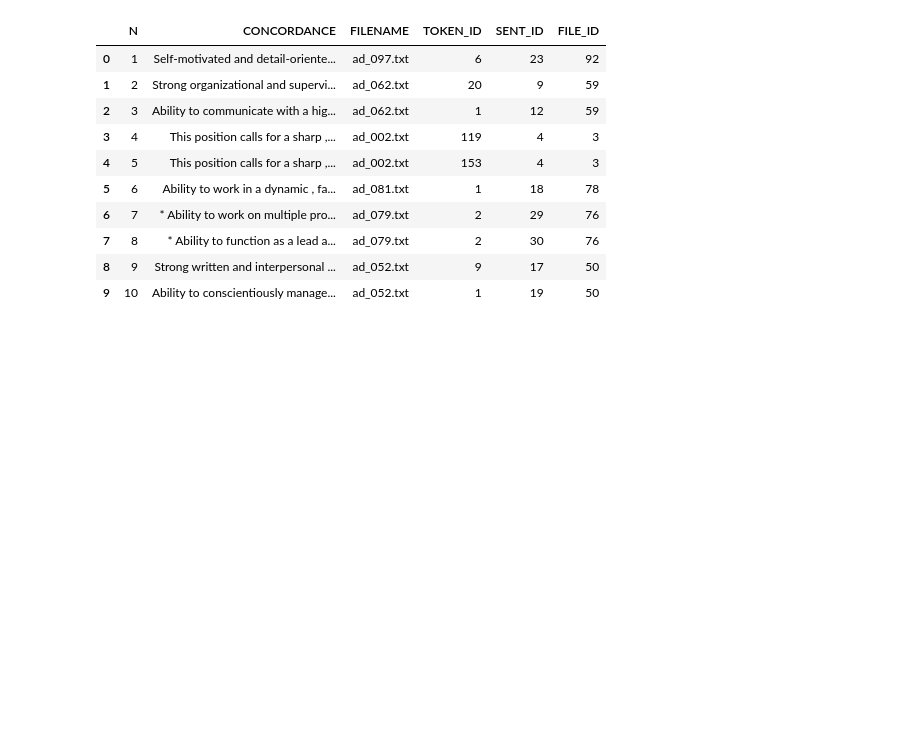
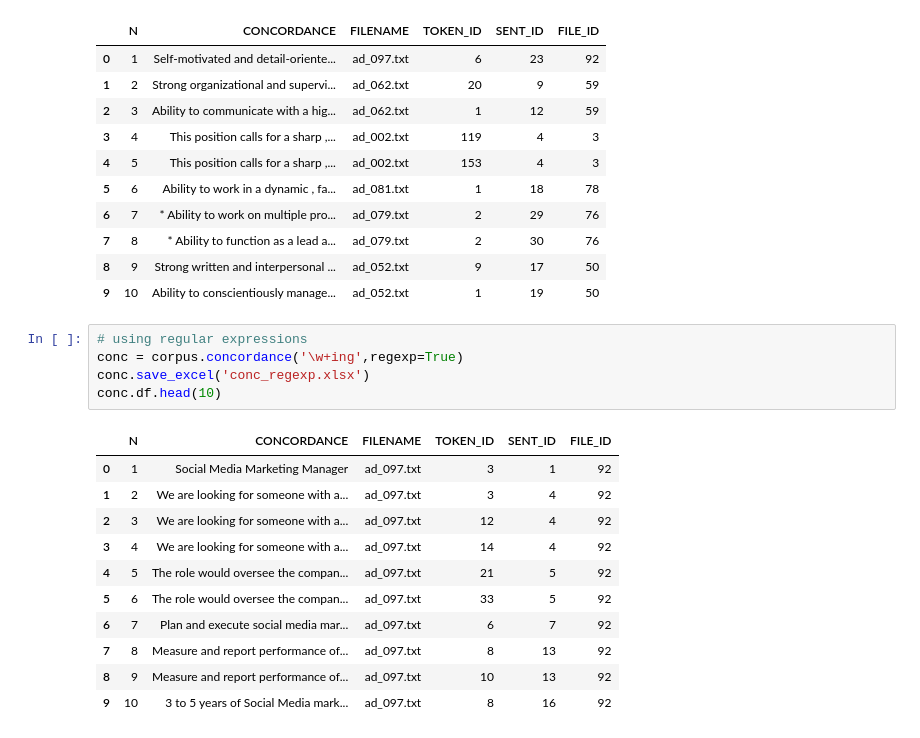
Before and after one commit to ilexistools/kitconc-usage, a Jupyter notebook: basics.ipynb, the cells around one changed output. Drawn from its saved outputs; the diff is of its cells as text; blank space fills up the shorter version.

```diff
--- a/basics.ipynb
+++ b/basics.ipynb
@@ -198,3 +198,20 @@ conc.df.head(10)
 | 7 | 8 | * Ability to function as a lead a... | ad_079.txt | 2 | 30 | 76 |
 | 8 | 9 | Strong written and interpersonal ... | ad_052.txt | 9 | 17 | 50 |
 | 9 | 10 | Ability to conscientiously manage... | ad_052.txt | 1 | 19 | 50 |
+# %%
+# using regular expressions
+conc = corpus.concordance('\w+ing',regexp=True)
+conc.save_excel('conc_regexp.xlsx')
+conc.df.head(10)
+# %% [output]
+|  | N | CONCORDANCE | FILENAME | TOKEN_ID | SENT_ID | FILE_ID |
+| 0 | 1 | Social Media Marketing Manager | ad_097.txt | 3 | 1 | 92 |
+| 1 | 2 | We are looking for someone with a... | ad_097.txt | 3 | 4 | 92 |
+| 2 | 3 | We are looking for someone with a... | ad_097.txt | 12 | 4 | 92 |
+| 3 | 4 | We are looking for someone with a... | ad_097.txt | 14 | 4 | 92 |
+| 4 | 5 | The role would oversee the compan... | ad_097.txt | 21 | 5 | 92 |
+| 5 | 6 | The role would oversee the compan... | ad_097.txt | 33 | 5 | 92 |
+| 6 | 7 | Plan and execute social media mar... | ad_097.txt | 6 | 7 | 92 |
+| 7 | 8 | Measure and report performance of... | ad_097.txt | 8 | 13 | 92 |
+| 8 | 9 | Measure and report performance of... | ad_097.txt | 10 | 13 | 92 |
+| 9 | 10 | 3 to 5 years of Social Media mark... | ad_097.txt | 8 | 16 | 92 |
```
Also changed, not shown: parts of 8 cells of this notebook.
